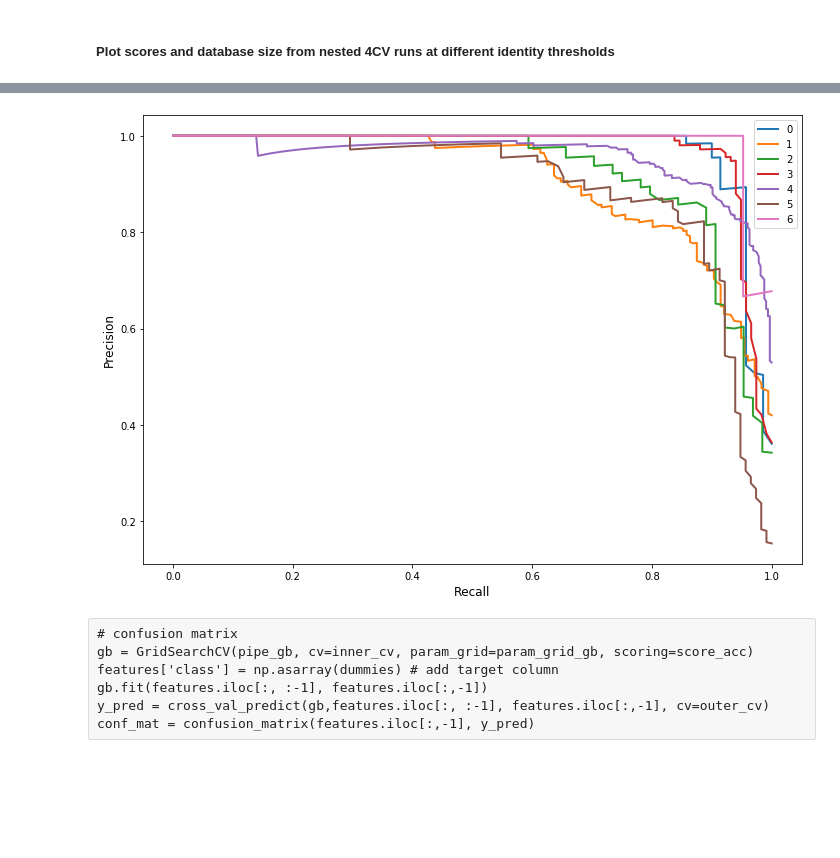
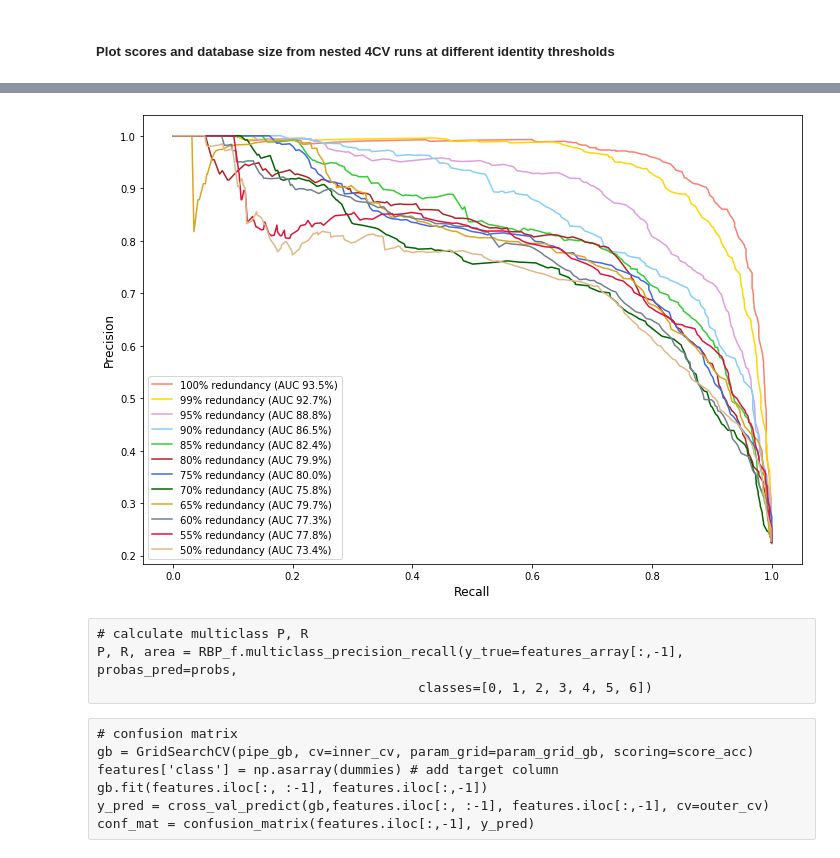
Before and after one commit to dimiboeckaerts/BacteriophageHostPrediction, a Jupyter notebook: RBP_host_prediction.ipynb, the cells around one changed output, grey strips where cells are left out. Drawn from its saved outputs; the diff is of its cells as text; code cells hidden in the pictures; blank space fills up the shorter version.

```diff
--- a/RBP_host_prediction.ipynb
+++ b/RBP_host_prediction.ipynb
@@ -194,0 +204,5 @@ fig = sns.clustermap(thres, row_colors=color, col_colors=color, cmap='OrRd')
+# %%
+print(fibers.iloc[110,:])
+for key in cross_coli_staph:
+    print(fibers.iloc[key,:])
+    print('alignments score to staph: ', alignment_scores[key, 110])
@@ -484,9 +570,23 @@ probs = NestedGroupKFoldProba(model=pipe_rf, X=features_array[:, :-1], y=feature
-# %%
-# AVERAGE PR CURVE VOOR ELKE THRESHOLD?
-fig = multiclass_precision_recall(y_true=features_array[:,-1], probas_pred=probs,
-                                         classes=[0, 1, 2, 3, 4, 5, 6], make_plot=True)
-# %% [output]
-[figure, removed]
+# %%
+# plot and calculate AUC
+fig, ax = plt.subplots(figsize=(10,7))
+for i, key in enumerate(P_dict.keys()):
+    color = colors[i]
+    average_auc = round(auc(R_dict[key], P_dict[key]), 3)
+    label = str(round(key*100))+'% redundancy (AUC '+str(round(average_auc*100, 3))+'%)'
+    ax.plot(R_dict[key], P_dict[key], label=label, color=color)
+
+ax.set_xlabel('Recall', size=12)
+ax.set_ylabel('Precision', size=12)
+ax.legend()
+fig.tight_layout()
+fig.savefig('weighted_PR_curves.png', dpi=400)
+# %% [output]
+[figure, added]
+# %% [raw]
+# calculate multiclass P, R
+P, R, area = RBP_f.multiclass_precision_recall(y_true=features_array[:,-1], probas_pred=probs,
+                                         classes=[0, 1, 2, 3, 4, 5, 6])
 # %% [raw]
 # confusion matrix
 gb = GridSearchCV(pipe_gb, cv=inner_cv, param_grid=param_grid_gb, scoring=score_acc)
```
Also changed, not shown: parts of 15 cells of this notebook, 1 other file.
